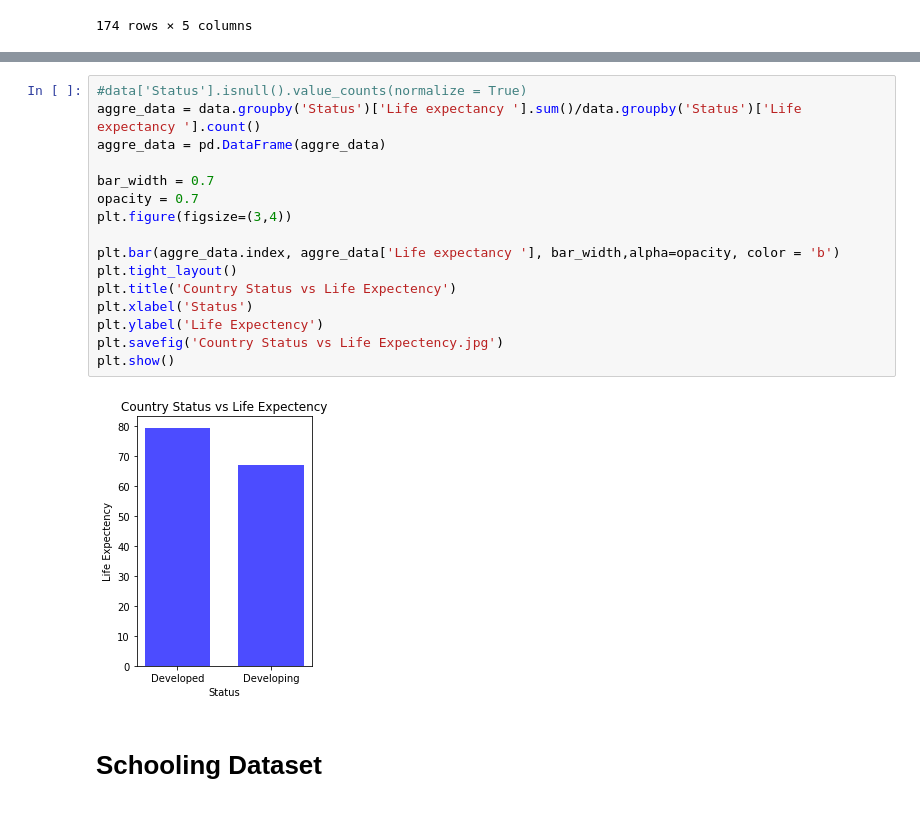
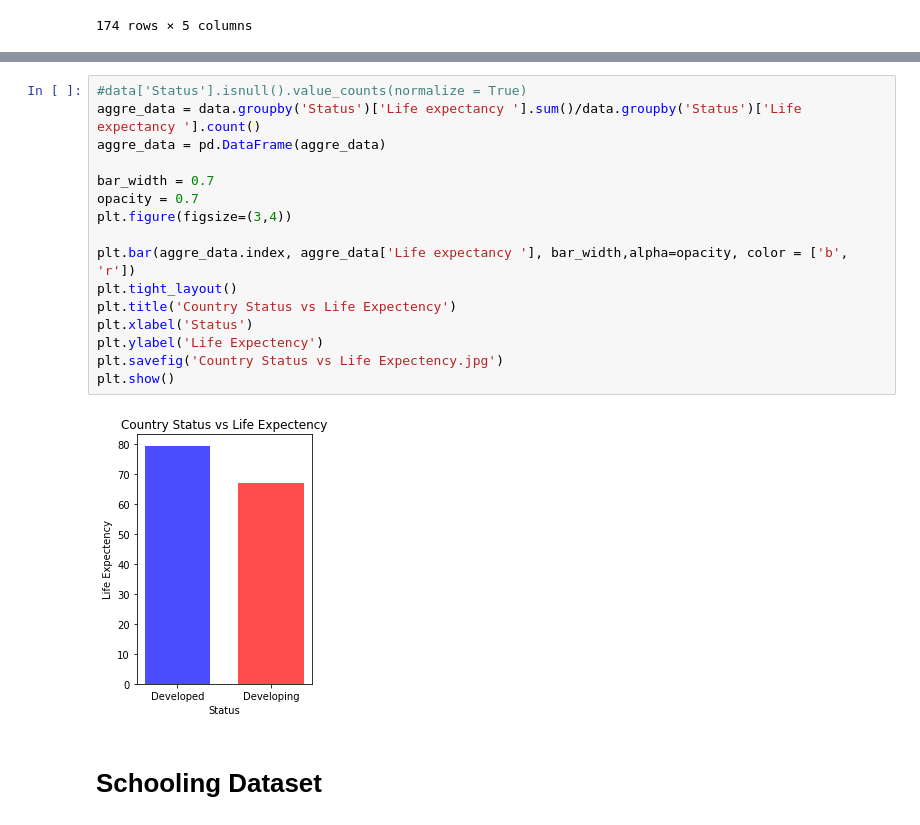
Before and after one commit to ryan-egbert/life-expectancy, a Jupyter notebook: final_project_modified.ipynb, the cells around one changed output, grey strips where cells are left out. Cells and saved outputs as stored; diff of their text form.

```diff
--- a/final_project_modified.ipynb
+++ b/final_project_modified.ipynb
@@ -343,21 +340,21 @@ plt.show()
 # %%
 #data['Status'].isnull().value_counts(normalize = True)
 aggre_data = data.groupby('Status')['Life expectancy '].sum()/data.groupby('Status')['Life expectancy '].count()
 aggre_data = pd.DataFrame(aggre_data)
 
 bar_width = 0.7
 opacity = 0.7
 plt.figure(figsize=(3,4))
 
-plt.bar(aggre_data.index, aggre_data['Life expectancy '], bar_width,alpha=opacity, color = 'b')
+plt.bar(aggre_data.index, aggre_data['Life expectancy '], bar_width,alpha=opacity, color = ['b', 'r'])
 plt.tight_layout()
 plt.title('Country Status vs Life Expectency')
 plt.xlabel('Status')
 plt.ylabel('Life Expectency')
 plt.savefig('Country Status vs Life Expectency.jpg')
 plt.show()
 # %% [output]
-[figure, old version]
+[figure, new version]
 # %% [markdown]
 # Schooling Dataset
 # %%
```
Also changed, not shown: parts of 7 cells of this notebook.
